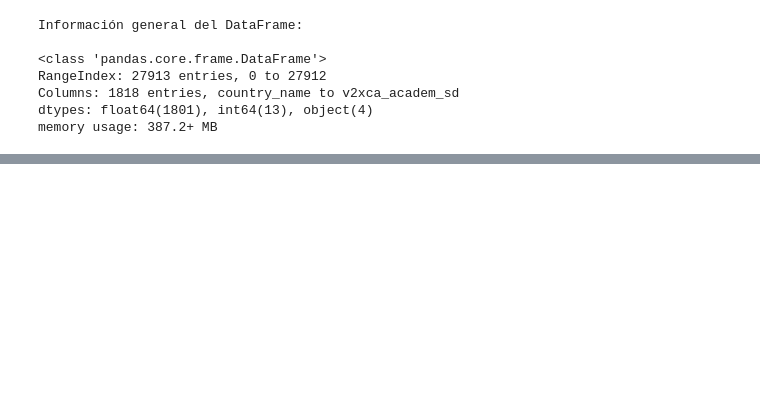
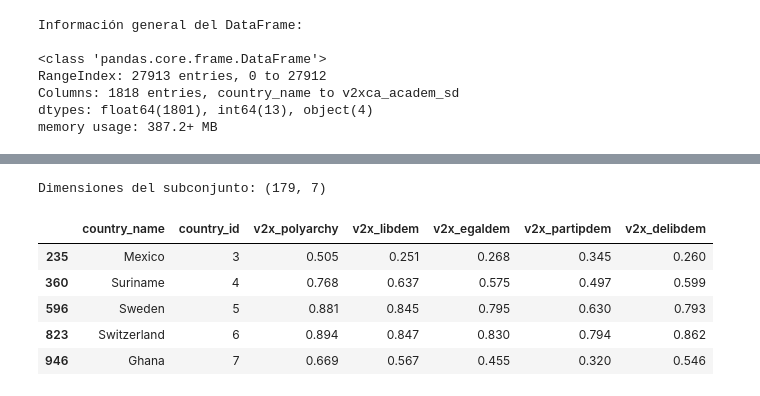
Before and after one commit to fernandezelias/VDem_Democracy_Clustering, a Jupyter notebook: notebooks/01_exploracion.ipynb, the cells around one changed output, grey strips where cells are left out. Cells and saved outputs as stored; diff of their text form; code cells hidden in the pictures; blank space fills up the shorter version.

```diff
--- a/notebooks/01_exploracion.ipynb
+++ b/notebooks/01_exploracion.ipynb
@@ -177,0 +218,26 @@ Name: count, dtype: int64
+# %%
+# --- Selección de indicadores clave para clustering ---
+
+indicadores = [
+    "country_name", "country_id",
+    "v2x_polyarchy",      # Democracia electoral
+    "v2x_libdem",         # Democracia liberal
+    "v2x_egaldem",        # Igualdad política
+    "v2x_partipdem",      # Participación ciudadana
+    "v2x_delibdem"        # Instituciones deliberativas
+]
+
+# Subset del año 2024 con las variables seleccionadas
+df_sel = df_2024[indicadores].copy()
+
+# Vista rápida
+print("Dimensiones del subconjunto:", df_sel.shape)
+df_sel.head()
+# %% [output]
+Dimensiones del subconjunto: (179, 7)
+|  | country_name | country_id | v2x_polyarchy | v2x_libdem | v2x_egaldem | v2x_partipdem | v2x_delibdem |
+| 235 | Mexico | 3 | 0.505 | 0.251 | 0.268 | 0.345 | 0.260 |
+| 360 | Suriname | 4 | 0.768 | 0.637 | 0.575 | 0.497 | 0.599 |
+| 596 | Sweden | 5 | 0.881 | 0.845 | 0.795 | 0.630 | 0.793 |
+| 823 | Switzerland | 6 | 0.894 | 0.847 | 0.830 | 0.794 | 0.862 |
+| 946 | Ghana | 7 | 0.669 | 0.567 | 0.455 | 0.320 | 0.546 |
```
Also changed, not shown: parts of 8 cells of this notebook.
